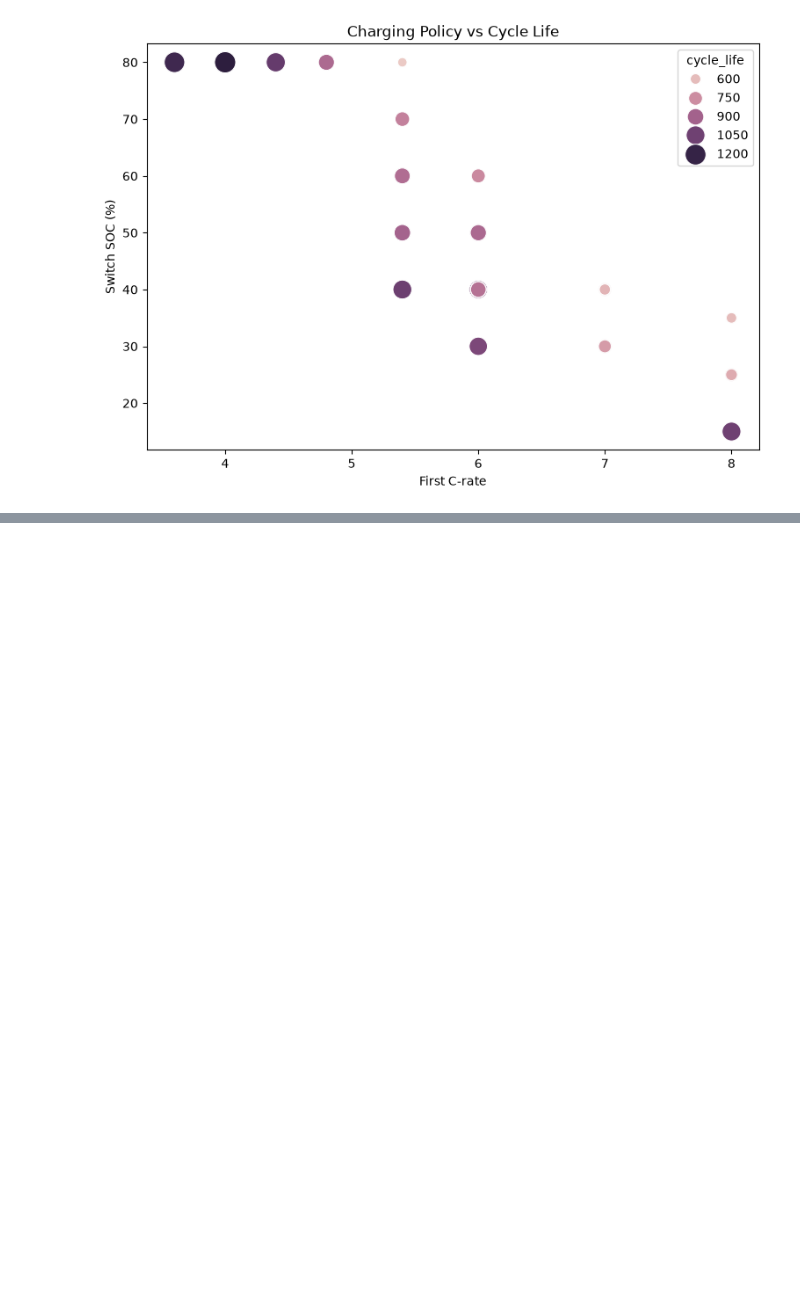
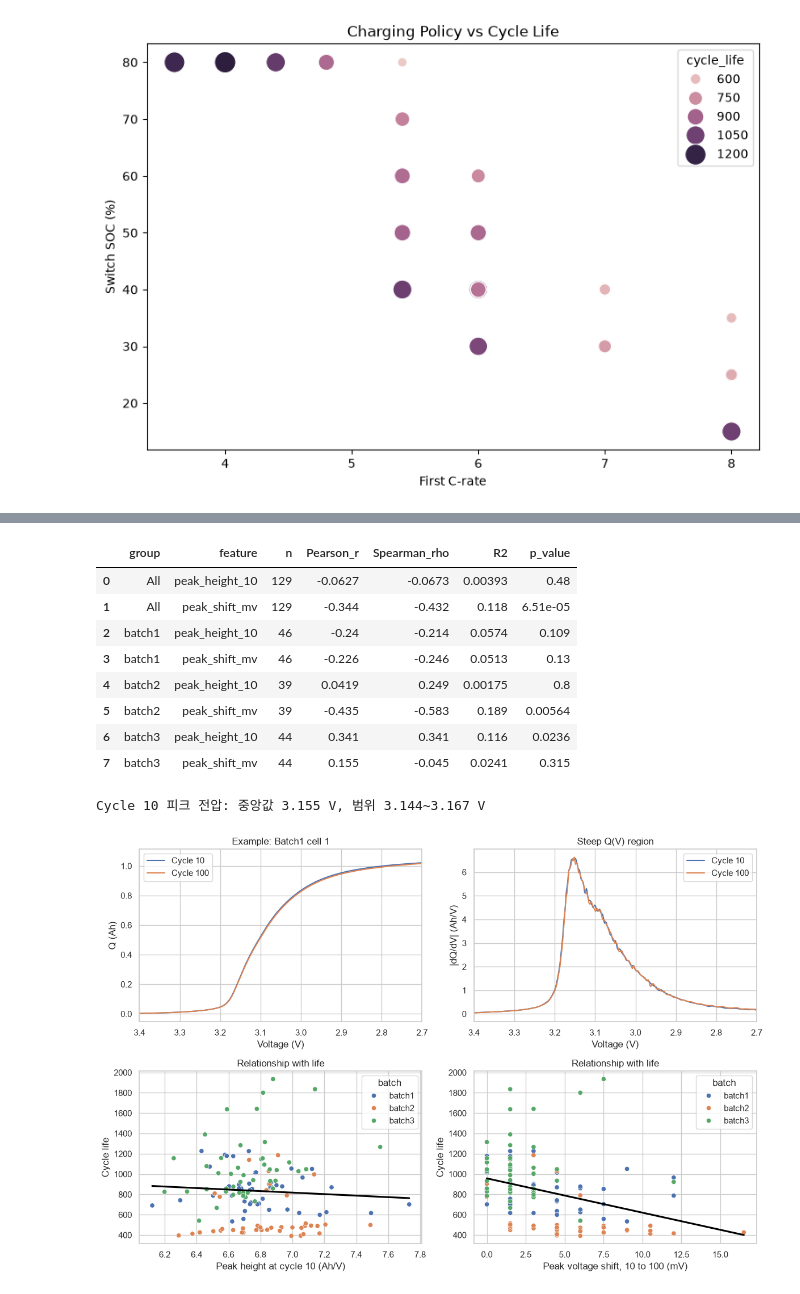
Before and after one commit to chubuzu/Data_Analytics_MiniProject_Skala, a Jupyter notebook: notebooks/02_eda.ipynb, the cells around one changed output, grey strips where cells are left out. Cells and saved outputs as stored; diff of their text form; code cells hidden in the pictures; blank space fills up the shorter version.

```diff
--- a/notebooks/02_eda.ipynb
+++ b/notebooks/02_eda.ipynb
@@ -287,0 +430,65 @@ plt.show()
+# %%
+V_WINDOW = (2.7, 3.4)
+voltage = pd.read_csv(DATA / "batch1_vdlin.csv")["Vdlin"].to_numpy()
+inside = np.flatnonzero((voltage >= V_WINDOW[0]) & (voltage <= V_WINDOW[1]))
+assert len(inside) > 2 and np.all(np.diff(voltage) < 0)
+profile_rows, example_q = [], {}
+for batch in BATCHES:
+    v = pd.read_csv(DATA / f"{batch}_vdlin.csv")["Vdlin"].to_numpy()
+    assert np.allclose(v, voltage, rtol=0, atol=1e-12)
+    with np.load(DATA / f"{batch}_cycle_profiles.npz", allow_pickle=False) as archive:
+        for cell_id in all_cells.loc[all_cells["batch"].eq(batch), "cell_id"]:
+            cycles = archive[f"cell_{cell_id}_cycle"]
+            indices = [np.flatnonzero(cycles == cycle) for cycle in [10, 100]]
+            assert all(len(index) == 1 for index in indices), f"{batch}/{cell_id}: cycle 10 또는 100 없음"
+            q = archive[f"cell_{cell_id}_qdlin"]
+            assert q.shape == (len(cycles), len(v))
+            q10, q100 = q[indices[0][0]], q[indices[1][0]]
+            assert np.isfinite([q10, q100]).all()
+            slopes = [np.abs(np.gradient(curve, v)) for curve in [q10, q100]]
+            # ponytail: 최대 피크만 비교한다. 피크가 서로 바뀌는 셀은 별도 피크 추적으로 확인한다.
+            peaks = [inside[np.argmax(slope[inside])] for slope in slopes]
+            variance = np.var(q100 - q10)
+            profile_rows.append({"batch": batch, "cell_id": cell_id,
+                                 "peak_voltage_10": v[peaks[0]],
+                                 "peak_height_10": slopes[0][peaks[0]],
+                                 "peak_shift_mv": abs(v[peaks[1]] - v[peaks[0]]) * 1000,
+                                 "log10_dqv_var": np.log10(variance) if variance > 0 else np.nan})
+            if batch == "batch1" and cell_id == 1:
+                example_q = {10: q10.copy(), 100: q100.copy()}
+            del q
+
+features = known.merge(pd.DataFrame(profile_rows), on=KEYS, validate="one_to_one")
+assert len(features) == len(known)
+peak_stats = association_table(features, ["peak_height_10", "peak_shift_mv"])
+display(peak_stats)
+print(f"Cycle 10 피크 전압: 중앙값 {features['peak_voltage_10'].median():.3f} V, "
+      f"범위 {features['peak_voltage_10'].min():.3f}~{features['peak_voltage_10'].max():.3f} V")
+
+fig, axes = plt.subplots(2, 2, figsize=(12, 8))
+for cycle, curve in example_q.items():
+    axes[0, 0].plot(voltage, curve, label=f"Cycle {cycle}")
+    axes[0, 1].plot(voltage, np.abs(np.gradient(curve, voltage)), label=f"Cycle {cycle}")
+axes[0, 0].set(title="Example: Batch1 cell 1", xlabel="Voltage (V)", ylabel="Q (Ah)", xlim=(3.4, 2.7))
+axes[0, 1].set(title="Steep Q(V) region", xlabel="Voltage (V)", ylabel="|dQ/dV| (Ah/V)", xlim=(3.4, 2.7))
+for ax in axes[0]:
+    ax.legend()
+for ax, feature, label in zip(axes[1], ["peak_height_10", "peak_shift_mv"],
+                              ["Peak height at cycle 10 (Ah/V)", "Peak voltage shift, 10 to 100 (mV)"]):
+    sns.scatterplot(data=features, x=feature, y="cycle_life", hue="batch", ax=ax)
+    sns.regplot(data=features, x=feature, y="cycle_life", scatter=False, ci=None, color="black", ax=ax)
+    ax.set(title="Relationship with life", xlabel=label, ylabel="Cycle life")
+plt.tight_layout()
+plt.show()
+# %% [output]
+|  | group | feature | n | Pearson_r | Spearman_rho | R2 | p_value |
+| 0 | All | peak_height_10 | 129 | -0.0627 | -0.0673 | 0.00393 | 0.48 |
+| 1 | All | peak_shift_mv | 129 | -0.344 | -0.432 | 0.118 | 6.51e-05 |
+| 2 | batch1 | peak_height_10 | 46 | -0.24 | -0.214 | 0.0574 | 0.109 |
+| 3 | batch1 | peak_shift_mv | 46 | -0.226 | -0.246 | 0.0513 | 0.13 |
+| 4 | batch2 | peak_height_10 | 39 | 0.0419 | 0.249 | 0.00175 | 0.8 |
+| 5 | batch2 | peak_shift_mv | 39 | -0.435 | -0.583 | 0.189 | 0.00564 |
+| 6 | batch3 | peak_height_10 | 44 | 0.341 | 0.341 | 0.116 | 0.0236 |
+| 7 | batch3 | peak_shift_mv | 44 | 0.155 | -0.045 | 0.0241 | 0.315 |
+Cycle 10 피크 전압: 중앙값 3.155 V, 범위 3.144~3.167 V
+[figure, added]
```
Also changed, not shown: parts of 22 cells of this notebook, 25 other files.
